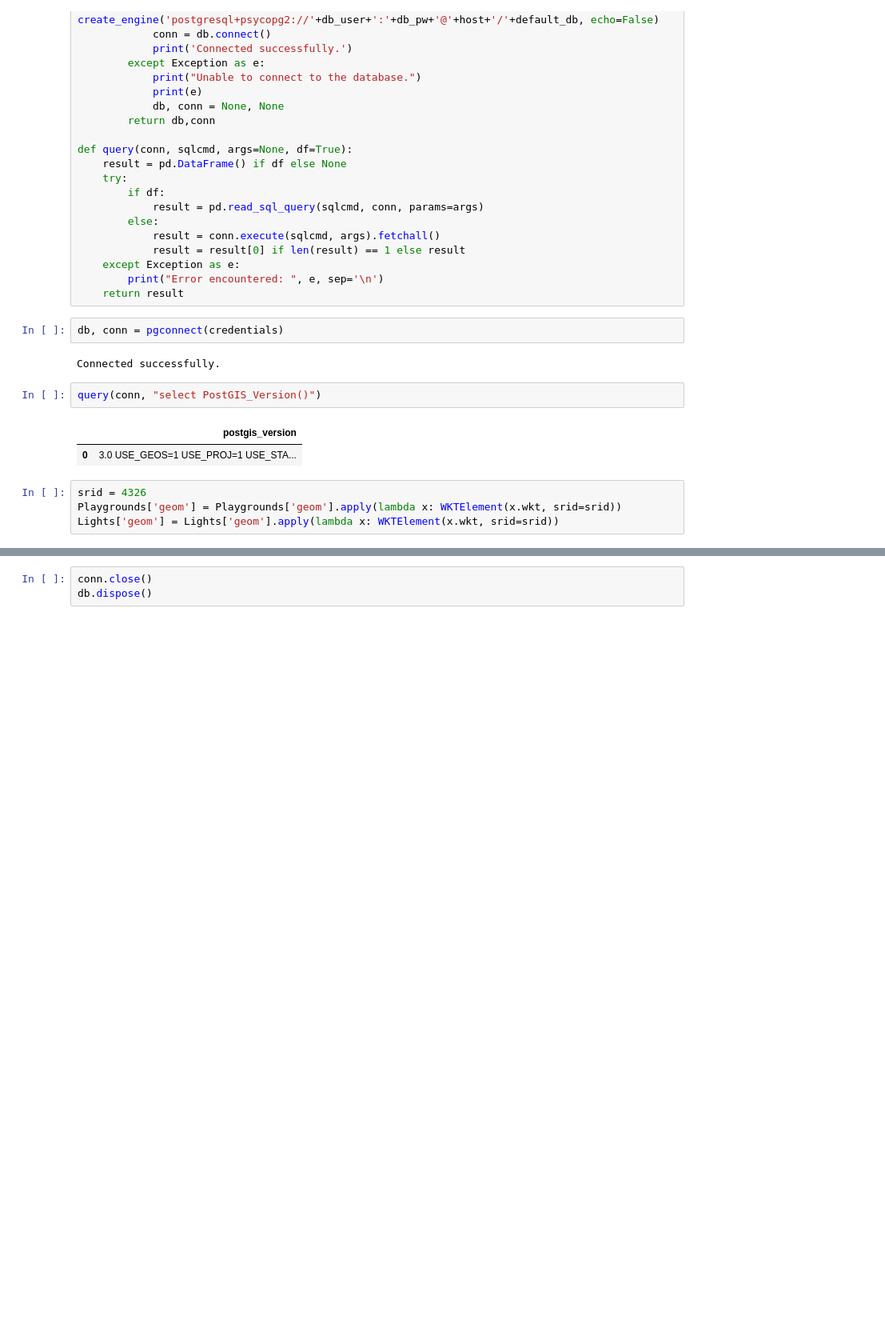
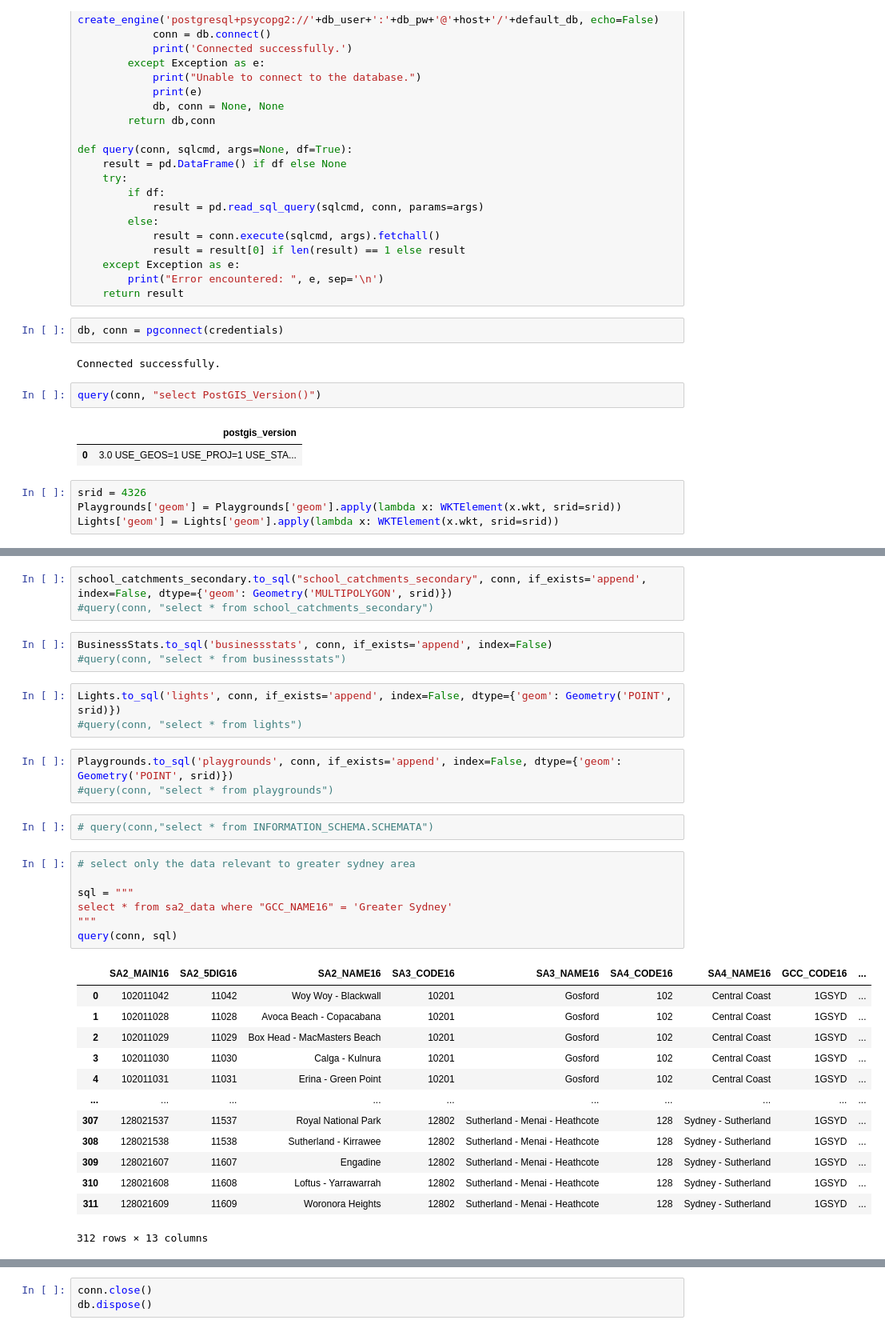
Before and after one commit to PratulSR/Sydney-Liveability-Analysis, a Jupyter notebook: Demo Notebook.ipynb, the cells around one changed output, grey strips where cells are left out. Shown at 80% size. Cells and saved outputs as stored; diff of their text form; blank space fills up the shorter version.

```diff
--- a/Demo Notebook.ipynb
+++ b/Demo Notebook.ipynb
@@ -462,0 +346,35 @@ CREATE TABLE Lights (
+# %%
+school_catchments_secondary.to_sql("school_catchments_secondary", conn, if_exists='append', index=False, dtype={'geom': Geometry('MULTIPOLYGON', srid)})
+#query(conn, "select * from school_catchments_secondary")
+# %%
+BusinessStats.to_sql('businessstats', conn, if_exists='append', index=False)
+#query(conn, "select * from businessstats")
+# %%
+Lights.to_sql('lights', conn, if_exists='append', index=False, dtype={'geom': Geometry('POINT', srid)})
+#query(conn, "select * from lights")
+# %%
+Playgrounds.to_sql('playgrounds', conn, if_exists='append', index=False, dtype={'geom': Geometry('POINT', srid)})
+#query(conn, "select * from playgrounds")
+# %%
+# query(conn,"select * from INFORMATION_SCHEMA.SCHEMATA")
+# %%
+# select only the data relevant to greater sydney area
+
+sql = """
+select * from sa2_data where "GCC_NAME16" = 'Greater Sydney'
+"""
+query(conn, sql)
+# %% [output]
+|  | SA2_MAIN16 | SA2_5DIG16 | SA2_NAME16 | SA3_CODE16 | SA3_NAME16 | SA4_CODE16 | SA4_NAME16 | GCC_CODE16 | ... |
+| 0 | 102011042 | 11042 | Woy Woy - Blackwall | 10201 | Gosford | 102 | Central Coast | 1GSYD | ... |
+| 1 | 102011028 | 11028 | Avoca Beach - Copacabana | 10201 | Gosford | 102 | Central Coast | 1GSYD | ... |
+| 2 | 102011029 | 11029 | Box Head - MacMasters Beach | 10201 | Gosford | 102 | Central Coast | 1GSYD | ... |
+| 3 | 102011030 | 11030 | Calga - Kulnura | 10201 | Gosford | 102 | Central Coast | 1GSYD | ... |
+| 4 | 102011031 | 11031 | Erina - Green Point | 10201 | Gosford | 102 | Central Coast | 1GSYD | ... |
+| ... | ... | ... | ... | ... | ... | ... | ... | ... | ... |
+| 307 | 128021537 | 11537 | Royal National Park | 12802 | Sutherland - Menai - Heathcote | 128 | Sydney - Sutherland | 1GSYD | ... |
+| 308 | 128021538 | 11538 | Sutherland - Kirrawee | 12802 | Sutherland - Menai - Heathcote | 128 | Sydney - Sutherland | 1GSYD | ... |
+| 309 | 128021607 | 11607 | Engadine | 12802 | Sutherland - Menai - Heathcote | 128 | Sydney - Sutherland | 1GSYD | ... |
+| 310 | 128021608 | 11608 | Loftus - Yarrawarrah | 12802 | Sutherland - Menai - Heathcote | 128 | Sydney - Sutherland | 1GSYD | ... |
+| 311 | 128021609 | 11609 | Woronora Heights | 12802 | Sutherland - Menai - Heathcote | 128 | Sydney - Sutherland | 1GSYD | ... |
+312 rows × 13 columns
```
Also changed, not shown: parts of 26 cells of this notebook.
